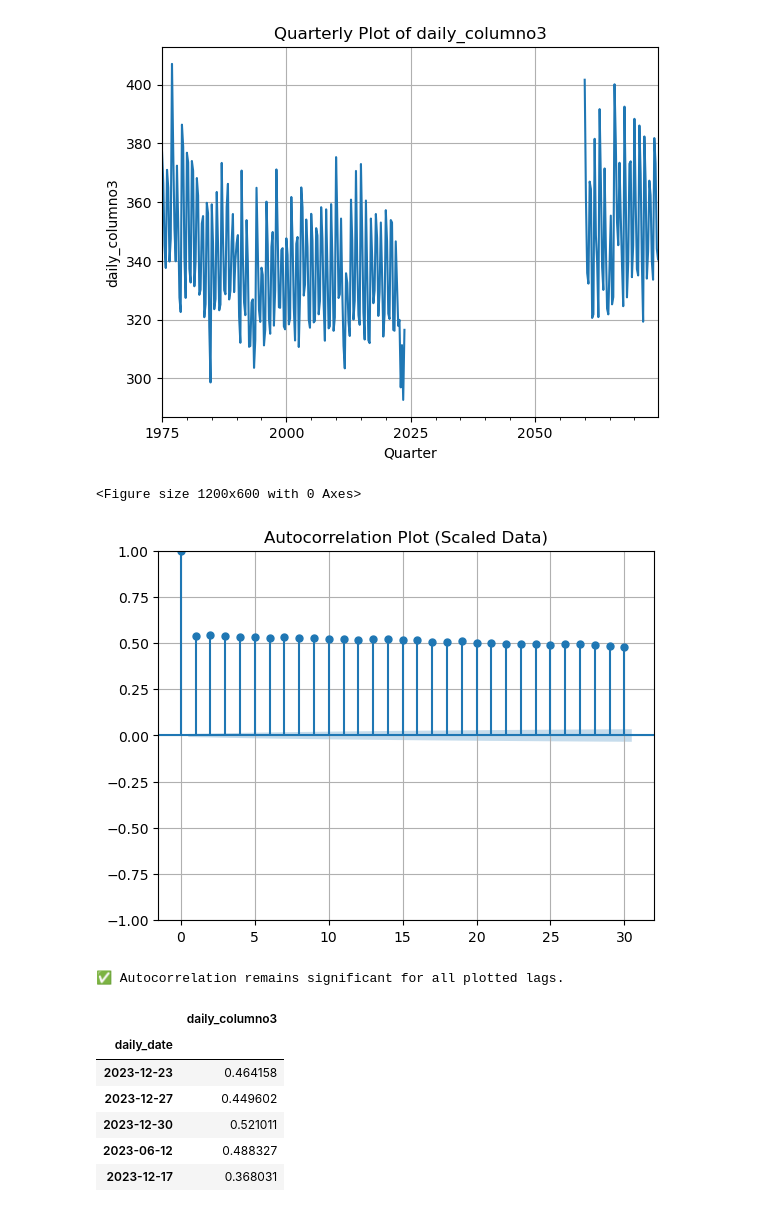
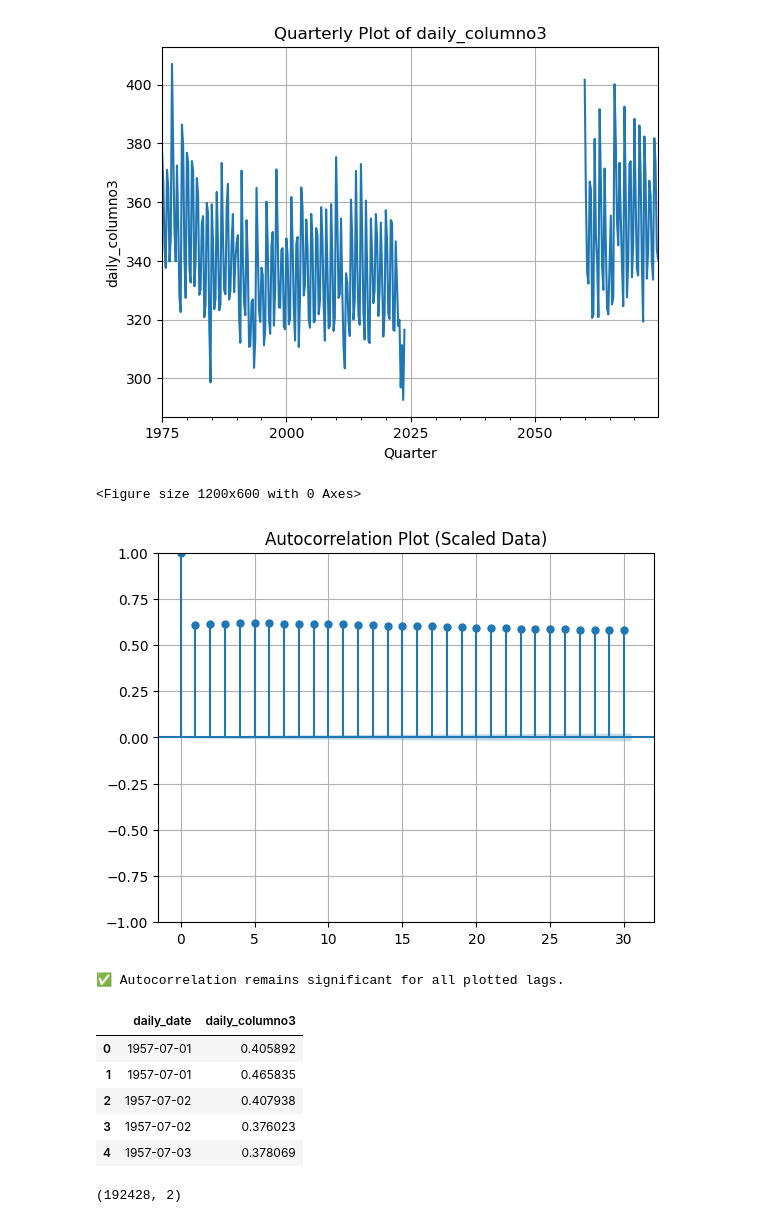
Before and after one commit to Abir784/Predictve-analysis-of-ozone-layer-using-ML, a Jupyter notebook: with_canada_dataset.ipynb, the cells around one changed output. Saved outputs shown, nothing was run; the diff lists cells and outputs as text; code cells hidden in the pictures.

```diff
--- a/with_canada_dataset.ipynb
+++ b/with_canada_dataset.ipynb
@@ -49,5 +52,5 @@ from sklearn.metrics import mean_squared_error, mean_absolute_error, r2_score
 # %%
-df=pd.read_csv('New Dataset/result.csv')
+df=pd.read_csv('New Dataset/result _2.csv')
 df.head()
 # %% [output]
 |  | Y | X | data_payload_id | instance_datetime | url | agency | platform_type | platform_id | ... |
@@ -236,45 +249,49 @@ from statsmodels.tsa.stattools import acf
 # 2. Scale the data
 scaler = MinMaxScaler()
 df['daily_columno3'] = scaler.fit_transform(df[['daily_columno3']])
+df = df.sort_values('daily_date', ascending=True).reset_index(drop=True)
 
 # 3. Calculate ACF values on scaled data
 acf_vals, confint = acf(df['daily_columno3'], nlags=30, alpha=0.05)
 
 # 4. Calculate threshold from confidence interval
 threshold = (confint[:,1] - confint[:,0]) / 2
 
 # 5. Find first inconsistent lag
 inconsistent_lag = None
 for i, val in enumerate(acf_vals):
     if i == 0:  # Skip lag 0
         continue
     if abs(val) < threshold[i]:
         inconsistent_lag = i
         break
 
 # 6. Plot ACF
 plt.figure(figsize=(12,6))
 plot_acf(df['daily_columno3'], lags=30, alpha=0.05)
 plt.title('Autocorrelation Plot (Scaled Data)')
 plt.grid()
 plt.show()
 
 # 7. Print result
 if inconsistent_lag:
     print(f"👉 Autocorrelation becomes inconsistent after lag {inconsistent_lag}.")
 else:
     print("✅ Autocorrelation remains significant for all plotted lags.")
 # %% [output]
 <Figure size 1200x600 with 0 Axes>
-[figure, old version]
+[figure, new version]
 ✅ Autocorrelation remains significant for all plotted lags.
 # %%
-df.head()
 # %% [output]
-|  | daily_columno3 |
-| daily_date |  |
-| 2023-12-23 | 0.464158 |
-| 2023-12-27 | 0.449602 |
-| 2023-12-30 | 0.521011 |
-| 2023-06-12 | 0.488327 |
-| 2023-12-17 | 0.368031 |
+|  | daily_date | daily_columno3 |
+| 0 | 1957-07-01 | 0.405892 |
+| 1 | 1957-07-01 | 0.465835 |
+| 2 | 1957-07-02 | 0.407938 |
+| 3 | 1957-07-02 | 0.376023 |
+| 4 | 1957-07-03 | 0.378069 |
+# %%
+df.tail()
+df.shape
+# %% [output]
+(192428, 2)
```
Also changed, not shown: parts of 15 cells of this notebook, 3 other files.
